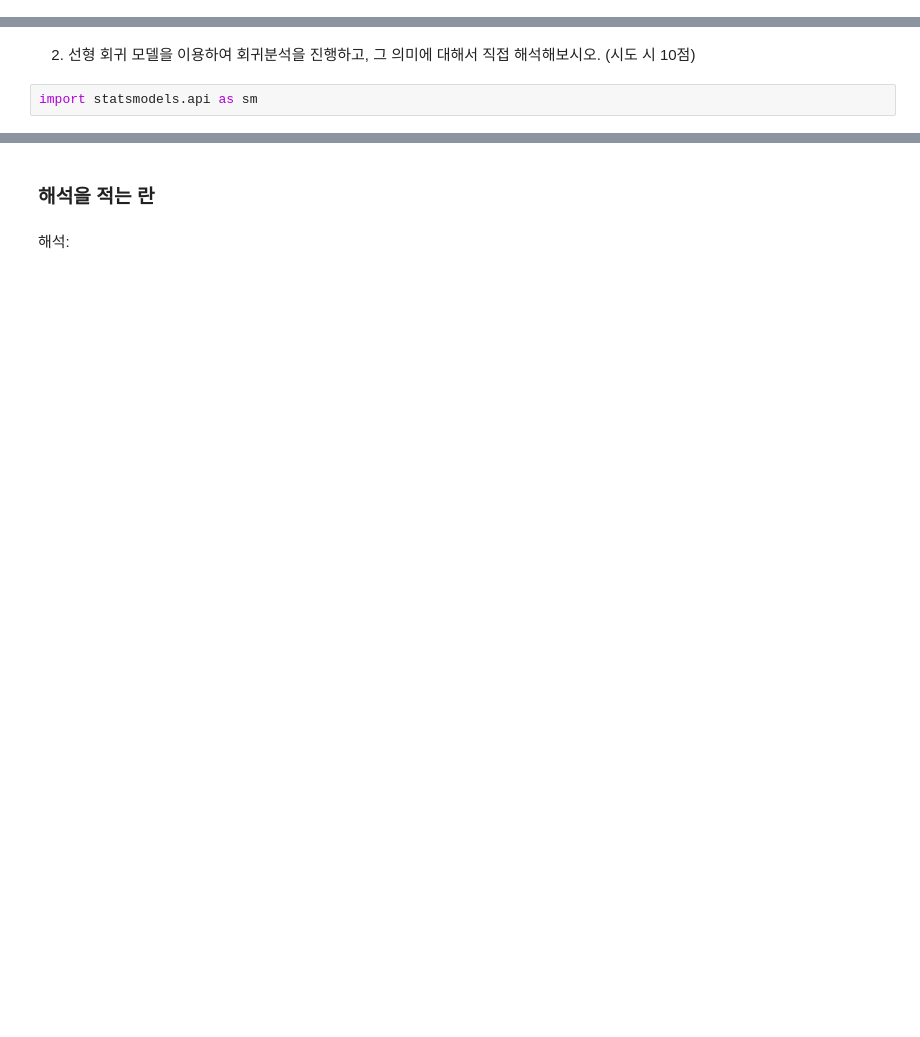
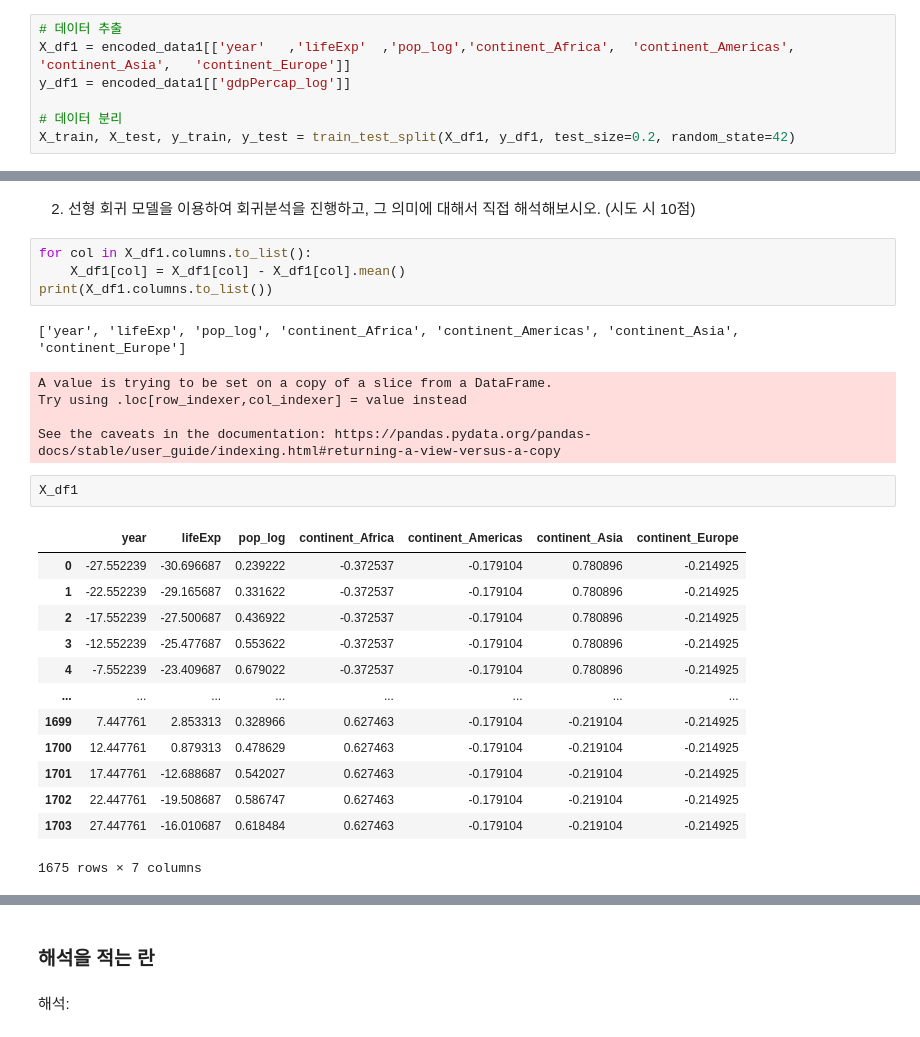
Before and after one commit to Meonu/AI-Bigdata-Study, a Jupyter notebook: Quiz/김연우 - Regression_과제.ipynb, the cells around one changed output, grey strips where cells are left out. Saved outputs shown, nothing was run; the diff lists cells and outputs as text; blank space fills up the shorter version.

```diff
--- a/Quiz/김연우 - Regression_과제.ipynb
+++ b/Quiz/김연우 - Regression_과제.ipynb
@@ -177,0 +259,7 @@ LGBMRegressor MSE: 0.33232827916593727
+# %%
+# 데이터 추출
+X_df1 = encoded_data1[['year'	,'lifeExp'	,'pop_log','continent_Africa',	'continent_Americas',	'continent_Asia',	'continent_Europe']]
+y_df1 = encoded_data1[['gdpPercap_log']]
+
+# 데이터 분리
+X_train, X_test, y_train, y_test = train_test_split(X_df1, y_df1, test_size=0.2, random_state=42)
@@ -178,4 +279,28 @@ LGBMRegressor MSE: 0.33232827916593727
 # %% [markdown]
 2. 선형 회귀 모델을 이용하여 회귀분석을 진행하고, 그 의미에 대해서 직접 해석해보시오. (시도 시 10점)
-# %%
-import statsmodels.api as sm
+# %%
+for col in X_df1.columns.to_list():
+    X_df1[col] = X_df1[col] - X_df1[col].mean()
+print(X_df1.columns.to_list())
+# %% [output]
+['year', 'lifeExp', 'pop_log', 'continent_Africa', 'continent_Americas', 'continent_Asia', 'continent_Europe']
+A value is trying to be set on a copy of a slice from a DataFrame.
+Try using .loc[row_indexer,col_indexer] = value instead
+
+See the caveats in the documentation: https://pandas.pydata.org/pandas-docs/stable/user_guide/indexing.html#returning-a-view-versus-a-copy
+# %%
+X_df1
+# %% [output]
+|  | year | lifeExp | pop_log | continent_Africa | continent_Americas | continent_Asia | continent_Europe |
+| 0 | -27.552239 | -30.696687 | 0.239222 | -0.372537 | -0.179104 | 0.780896 | -0.214925 |
+| 1 | -22.552239 | -29.165687 | 0.331622 | -0.372537 | -0.179104 | 0.780896 | -0.214925 |
+| 2 | -17.552239 | -27.500687 | 0.436922 | -0.372537 | -0.179104 | 0.780896 | -0.214925 |
+| 3 | -12.552239 | -25.477687 | 0.553622 | -0.372537 | -0.179104 | 0.780896 | -0.214925 |
+| 4 | -7.552239 | -23.409687 | 0.679022 | -0.372537 | -0.179104 | 0.780896 | -0.214925 |
+| ... | ... | ... | ... | ... | ... | ... | ... |
+| 1699 | 7.447761 | 2.853313 | 0.328966 | 0.627463 | -0.179104 | -0.219104 | -0.214925 |
+| 1700 | 12.447761 | 0.879313 | 0.478629 | 0.627463 | -0.179104 | -0.219104 | -0.214925 |
+| 1701 | 17.447761 | -12.688687 | 0.542027 | 0.627463 | -0.179104 | -0.219104 | -0.214925 |
+| 1702 | 22.447761 | -19.508687 | 0.586747 | 0.627463 | -0.179104 | -0.219104 | -0.214925 |
+| 1703 | 27.447761 | -16.010687 | 0.618484 | 0.627463 | -0.179104 | -0.219104 | -0.214925 |
+1675 rows × 7 columns
```
Also changed, not shown: parts of 10 cells of this notebook.
